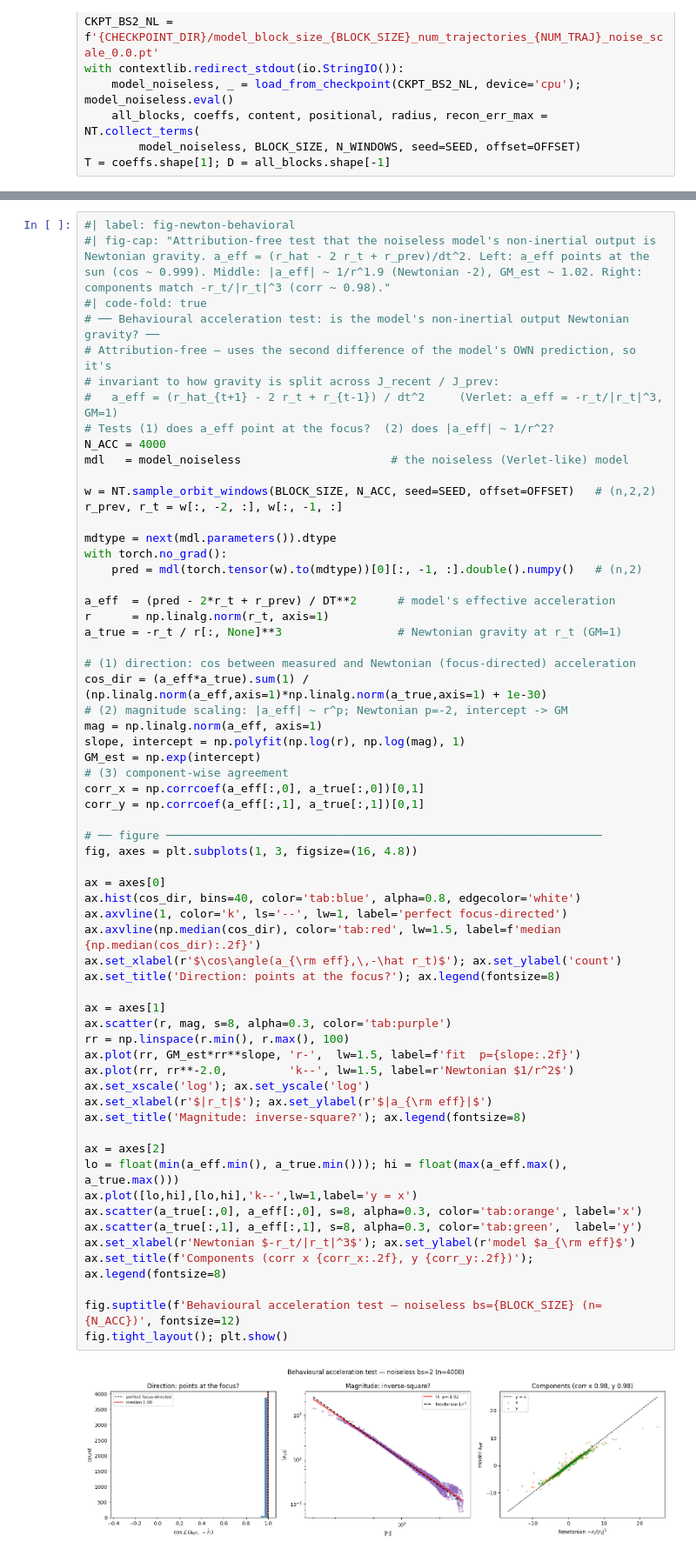
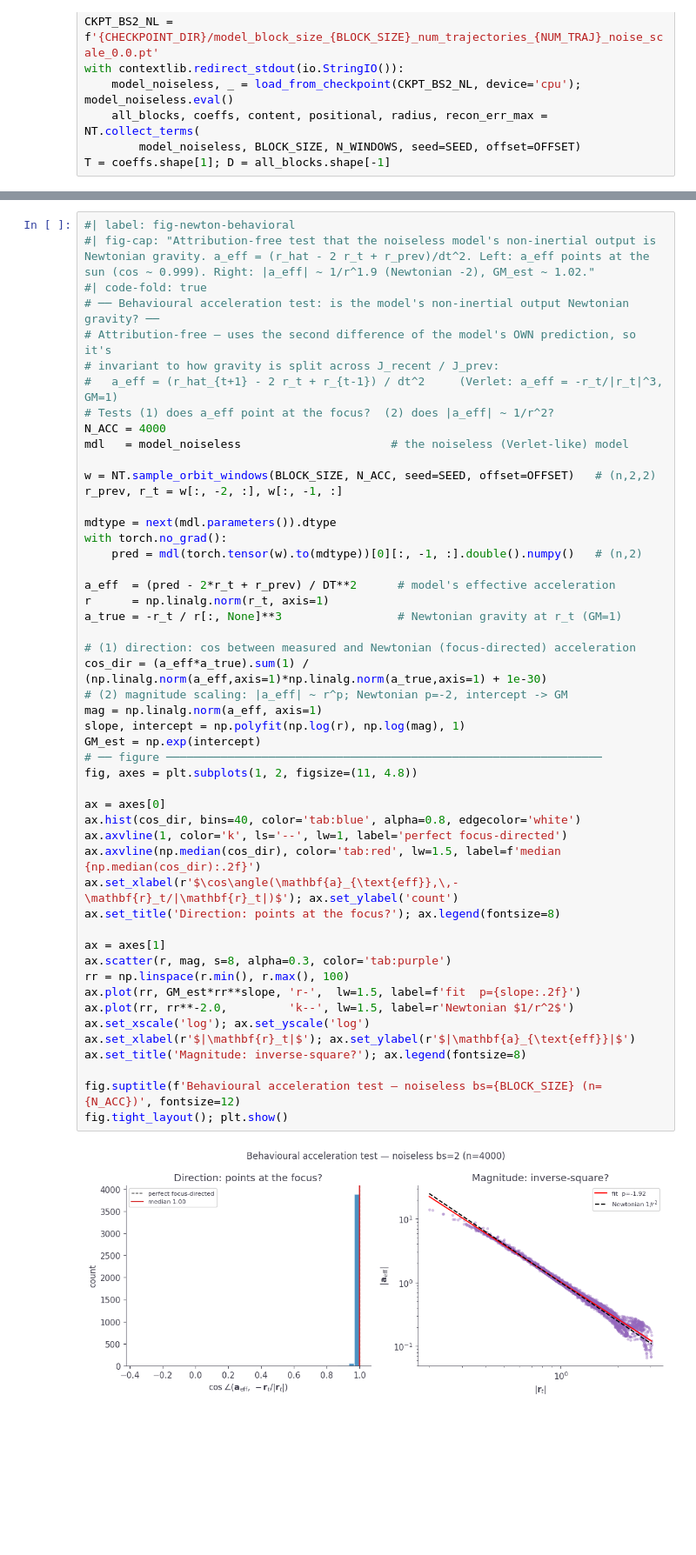
Before and after one commit to Arcadia-Science/world-model-orbits, a Jupyter notebook: index.ipynb, the cells around one changed output, grey strips where cells are left out. Shown at 87% size. Drawn from its saved outputs; the diff is of its cells as text; blank space fills up the shorter version.

```diff
--- a/index.ipynb
+++ b/index.ipynb
@@ -570,6 +615,6 @@ As a first step we behaviourally test (with no reference to the detached Jacobia
 # %%
 #| label: fig-newton-behavioral
-#| fig-cap: "Attribution-free test that the noiseless model's non-inertial output is Newtonian gravity. a_eff = (r_hat - 2 r_t + r_prev)/dt^2. Left: a_eff points at the sun (cos ~ 0.999). Middle: |a_eff| ~ 1/r^1.9 (Newtonian -2), GM_est ~ 1.02. Right: components match -r_t/|r_t|^3 (corr ~ 0.98)."
+#| fig-cap: "Attribution-free test that the noiseless model's non-inertial output is Newtonian gravity. a_eff = (r_hat - 2 r_t + r_prev)/dt^2. Left: a_eff points at the sun (cos ~ 0.999). Right: |a_eff| ~ 1/r^1.9 (Newtonian -2), GM_est ~ 1.02."
 #| code-fold: true
 # ── Behavioural acceleration test: is the model's non-inertial output Newtonian gravity? ──
 # Attribution-free — uses the second difference of the model's OWN prediction, so it's
@@ -588,47 +633,35 @@ with torch.no_grad():
 
 a_eff  = (pred - 2*r_t + r_prev) / DT**2      # model's effective acceleration
 r      = np.linalg.norm(r_t, axis=1)
 a_true = -r_t / r[:, None]**3                 # Newtonian gravity at r_t (GM=1)
 
 # (1) direction: cos between measured and Newtonian (focus-directed) acceleration
 cos_dir = (a_eff*a_true).sum(1) / (np.linalg.norm(a_eff,axis=1)*np.linalg.norm(a_true,axis=1) + 1e-30)
 # (2) magnitude scaling: |a_eff| ~ r^p; Newtonian p=-2, intercept -> GM
 mag = np.linalg.norm(a_eff, axis=1)
 slope, intercept = np.polyfit(np.log(r), np.log(mag), 1)
 GM_est = np.exp(intercept)
-# (3) component-wise agreement
-corr_x = np.corrcoef(a_eff[:,0], a_true[:,0])[0,1]
-corr_y = np.corrcoef(a_eff[:,1], a_true[:,1])[0,1]
-
 # ── figure ────────────────────────────────────────────────────────────────
-fig, axes = plt.subplots(1, 3, figsize=(16, 4.8))
+fig, axes = plt.subplots(1, 2, figsize=(11, 4.8))
 
 ax = axes[0]
 ax.hist(cos_dir, bins=40, color='tab:blue', alpha=0.8, edgecolor='white')
 ax.axvline(1, color='k', ls='--', lw=1, label='perfect focus-directed')
 ax.axvline(np.median(cos_dir), color='tab:red', lw=1.5, label=f'median {np.median(cos_dir):.2f}')
-ax.set_xlabel(r'$\cos\angle(a_{\rm eff},\,-\hat r_t)$'); ax.set_ylabel('count')
+ax.set_xlabel(r'$\cos\angle(\mathbf{a}_{\text{eff}},\,-\mathbf{r}_t/|\mathbf{r}_t|)$'); ax.set_ylabel('count')
 ax.set_title('Direction: points at the focus?'); ax.legend(fontsize=8)
 
 ax = axes[1]
 ax.scatter(r, mag, s=8, alpha=0.3, color='tab:purple')
 rr = np.linspace(r.min(), r.max(), 100)
 ax.plot(rr, GM_est*rr**slope, 'r-',  lw=1.5, label=f'fit  p={slope:.2f}')
 ax.plot(rr, rr**-2.0,         'k--', lw=1.5, label=r'Newtonian $1/r^2$')
 ax.set_xscale('log'); ax.set_yscale('log')
-ax.set_xlabel(r'$|r_t|$'); ax.set_ylabel(r'$|a_{\rm eff}|$')
+ax.set_xlabel(r'$|\mathbf{r}_t|$'); ax.set_ylabel(r'$|\mathbf{a}_{\text{eff}}|$')
 ax.set_title('Magnitude: inverse-square?'); ax.legend(fontsize=8)
-
-ax = axes[2]
-lo = float(min(a_eff.min(), a_true.min())); hi = float(max(a_eff.max(), a_true.max()))
-ax.plot([lo,hi],[lo,hi],'k--',lw=1,label='y = x')
-ax.scatter(a_true[:,0], a_eff[:,0], s=8, alpha=0.3, color='tab:orange', label='x')
-ax.scatter(a_true[:,1], a_eff[:,1], s=8, alpha=0.3, color='tab:green',  label='y')
-ax.set_xlabel(r'Newtonian $-r_t/|r_t|^3$'); ax.set_ylabel(r'model $a_{\rm eff}$')
-ax.set_title(f'Components (corr x {corr_x:.2f}, y {corr_y:.2f})'); ax.legend(fontsize=8)
 
 fig.suptitle(f'Behavioural acceleration test — noiseless bs={BLOCK_SIZE} (n={N_ACC})', fontsize=12)
 fig.tight_layout(); plt.show()
 # %% [output]
-[figure, old version]
+[figure, new version]
 # %% [markdown]
```
Also changed, not shown: parts of 29 cells of this notebook.
